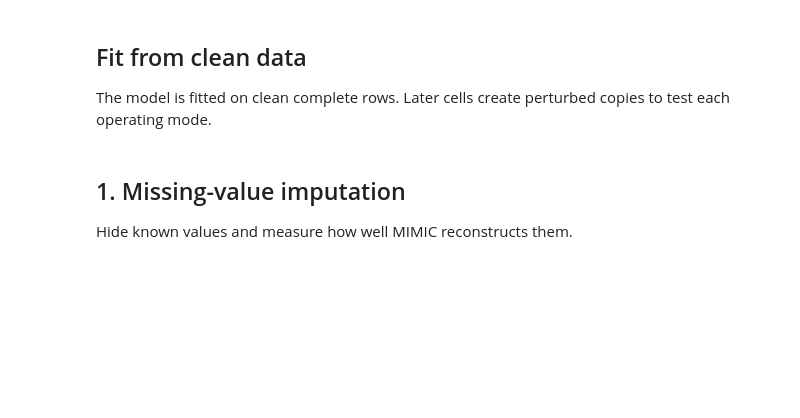
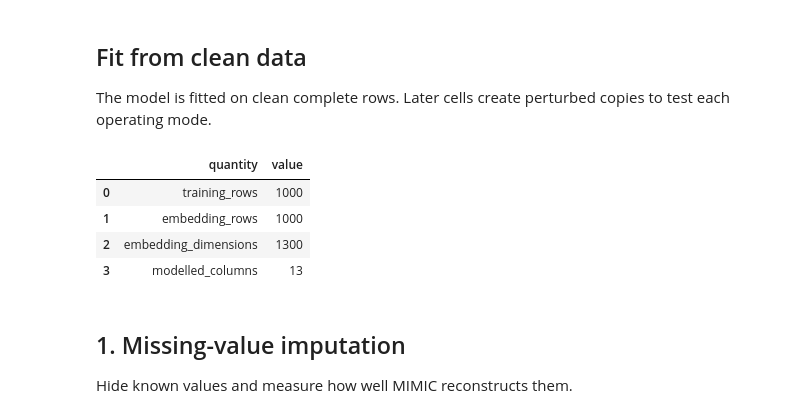
Before and after one commit to fabriziocosta/MIMIC, a Jupyter notebook: notebooks/04_adult_operating_modes.ipynb, the cells around one changed output. Saved outputs shown, nothing was run; the diff lists cells and outputs as text; code cells hidden in the pictures; blank space fills up the shorter version.

```diff
--- a/notebooks/04_adult_operating_modes.ipynb
+++ b/notebooks/04_adult_operating_modes.ipynb
@@ -64,22 +74,28 @@ The model is fitted on clean complete rows. Later cells create perturbed copies
 # %%
 mimic = MIMIC(
     regression_columns=regression_columns,
     classification_columns=classification_columns,
-    encoder=RandomForestPathEncoder(n_estimators=25, embedding_dim=10, random_state=RANDOM_STATE),
-    decoder=MixedFeatureDecoder.random_forest(n_estimators=25, random_state=RANDOM_STATE),
+    encoder=RandomForestPathEncoder(n_estimators=50, embedding_dim=100, random_state=RANDOM_STATE),
+    decoder=MixedFeatureDecoder.random_forest(n_estimators=250, random_state=RANDOM_STATE),
     policy=GenerationPolicy(method="displacement", neighbour_mode="normal", n_neighbors=5, lambda_range=(0.0, 1.0)),
     n_bootstrap=2,
     random_state=RANDOM_STATE,
 )
 mimic.fit(df)
 embedding = mimic.transform(df)
 fit_summary = pd.DataFrame(
     {
         "quantity": ["training_rows", "embedding_rows", "embedding_dimensions", "modelled_columns"],
         "value": [len(df), embedding.shape[0], embedding.shape[1], len(regression_columns) + len(classification_columns)],
     }
 )
 display(fit_summary)
+# %% [output]
+|  | quantity | value |
+| 0 | training_rows | 1000 |
+| 1 | embedding_rows | 1000 |
+| 2 | embedding_dimensions | 1300 |
+| 3 | modelled_columns | 13 |
 # %% [markdown]
 ## 1. Missing-value imputation
 
```
Also changed, not shown: parts of 8 cells of this notebook, 9 other files.
